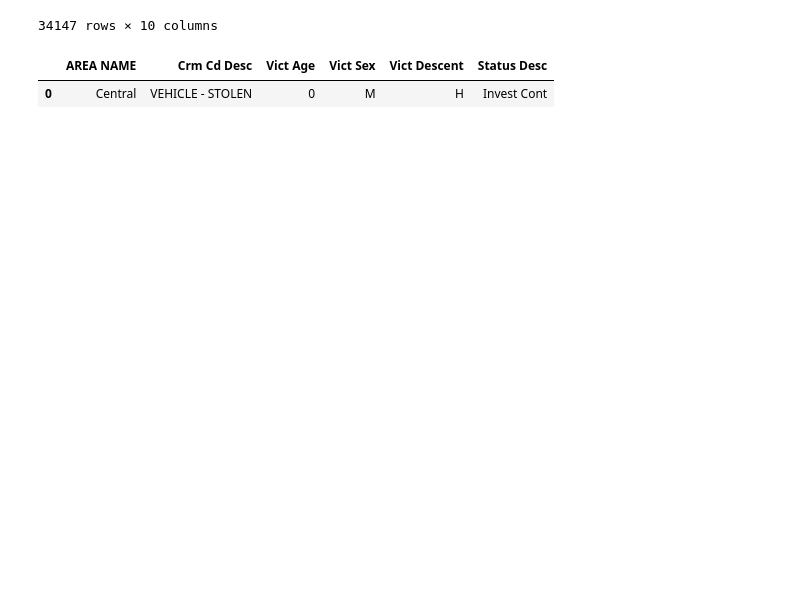
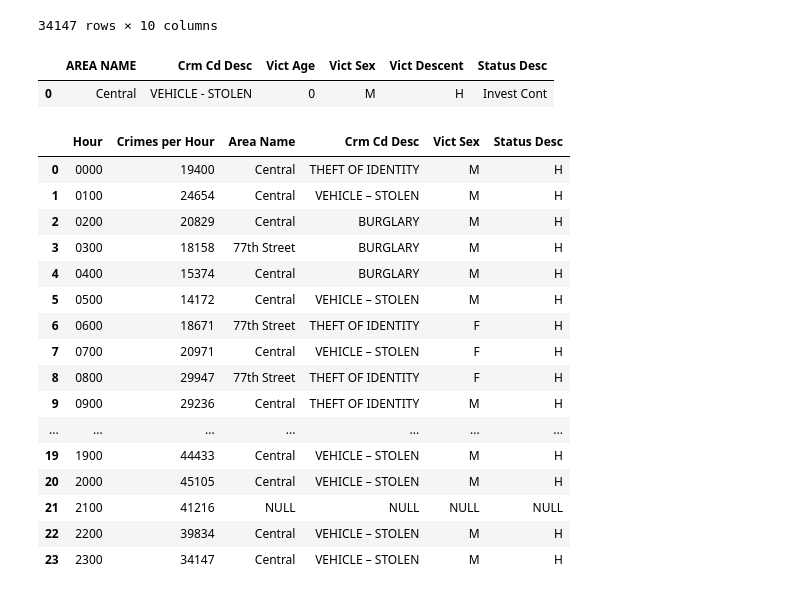
Before and after one commit to Cookees81/CityofAngels, a Jupyter notebook: Teresa/Teresa_Analysis.ipynb, the cells around one changed output. Drawn from its saved outputs; the diff is of its cells as text; code cells hidden in the pictures; blank space fills up the shorter version.

```diff
--- a/Teresa/Teresa_Analysis.ipynb
+++ b/Teresa/Teresa_Analysis.ipynb
@@ -748,10 +748,46 @@ twothree_summary
 |  | AREA NAME | Crm Cd Desc | Vict Age | Vict Sex | Vict Descent | Status Desc |
 | 0 | Central | VEHICLE - STOLEN | 0 | M | H | Invest Cont |
 # %%
-Hour = ['0000', '0100', '0200', '0300', '0400', '0500', '0600', '0700', '0800', '0900', '1000', '1100',
-        '1200', '1300', '1400', '1500', '1600', '1700', '1800', '1900', '2000', '2100', '2200', '2300']
-Crimes per Hour = [19400, 24654, 20829, 18158, 15374, 14172, 18671, 20971, 29947, 29236, 34732, 35179, 55054, 36641, 39516, 42293, 42628, 47097, 48165, 44433, 45105, 41216, 39834, 34147]
-Area Name = [Central, Central, Central, 77th Street, Central, Central, 77th Street, Central, 77th Street, Central, Central, Central, Pacific, Central, Central, Central, Central, Central, Central, Central, Central, NULL, Central, Central]
-Crm Cd Desc = [THEFT OF IDENTITY, VEHICLE – STOLEN, BURGLARY, BURGLARY, BURGLARY, VEHICLE – STOLEN, THEFT OF IDENTITY, VEHICLE – STOLEN, THEFT OF IDENTITY, THEFT OF IDENTITY, BATTERY – SIMPLE ASSAULT, BATTERY – SIMPLE ASSAULT, THEFT OF IDENTITY, BATTERY – SIMPLE ASSAULT, BATTERY – SIMPLE ASSAULT, BATTERY – SIMPLE ASSAULT, VEHICLE – STOLEN, VEHICLE – STOLEN, VEHICLE – STOLEN, VEHICLE – STOLEN, VEHICLE – STOLEN, NULL, VEHICLE – STOLEN, VEHICLE – STOLEN]
-Vict Sex = [M, M, M, M, M, M, F, F, F, M, M, M, F, M, M, M, M, M, M, M, M, NULL, M, M]
-Status Desc = [H, H, H, H, H, H, H, H, H, H, H, H, H, H, H, H, H, H, H, H, H, NULL, H, H]
+# data = {'col_1': [3, 2, 1, 0], 'col_2': ['a', 'b', 'c', 'd']}
+# pd.DataFrame.from_dict(data)
+#data for 2100 did not populate, see output "vntun_summary" above.
+done = {
+        'Hour' : ['0000', '0100', '0200', '0300', '0400', '0500', '0600', '0700', '0800', '0900', '1000', '1100',
+                '1200', '1300', '1400', '1500', '1600', '1700', '1800', '1900', '2000', '2100', '2200', '2300'],
+        'Crimes per Hour' : [19400, 24654, 20829, 18158, 15374, 14172, 18671, 20971, 29947, 29236, 34732, 35179,
+                            55054, 36641, 39516, 42293, 42628, 47097, 48165, 44433, 45105, 41216, 39834, 34147],
+        'Area Name' : ['Central', 'Central', 'Central', '77th Street', 'Central', 'Central', '77th Street', 'Central',
+                       '77th Street', 'Central', 'Central', 'Central', 'Pacific', 'Central', 'Central', 'Central',
+                       'Central', 'Central', 'Central', 'Central', 'Central', 'NULL', 'Central', 'Central'],
+        'Crm Cd Desc' : ['THEFT OF IDENTITY', 'VEHICLE – STOLEN', 'BURGLARY', 'BURGLARY', 'BURGLARY', 'VEHICLE – STOLEN',
+                         'THEFT OF IDENTITY', 'VEHICLE – STOLEN', 'THEFT OF IDENTITY', 'THEFT OF IDENTITY',
+                         'BATTERY – SIMPLE ASSAULT', 'BATTERY – SIMPLE ASSAULT', 'THEFT OF IDENTITY', 'BATTERY – SIMPLE ASSAULT',
+                         'BATTERY – SIMPLE ASSAULT', 'BATTERY – SIMPLE ASSAULT', 'VEHICLE – STOLEN', 'VEHICLE – STOLEN',
+                         'VEHICLE – STOLEN', 'VEHICLE – STOLEN', 'VEHICLE – STOLEN', 'NULL', 'VEHICLE – STOLEN',
+                         'VEHICLE – STOLEN'],
+        'Vict Sex' : ['M', 'M', 'M', 'M', 'M', 'M', 'F', 'F', 'F', 'M', 'M', 'M', 'F', 'M', 'M', 'M', 'M', 'M', 'M',
+                      'M', 'M', 'NULL', 'M', 'M'],
+        'Status Desc' : ['H', 'H', 'H', 'H', 'H', 'H', 'H', 'H', 'H', 'H', 'H', 'H', 'H', 'H', 'H', 'H', 'H', 'H', 'H',
+                         'H', 'H', 'NULL', 'H', 'H']
+}
+
+summary_time = pd.DataFrame(data=done)
+summary_time
+# %% [output]
+|  | Hour | Crimes per Hour | Area Name | Crm Cd Desc | Vict Sex | Status Desc |
+| 0 | 0000 | 19400 | Central | THEFT OF IDENTITY | M | H |
+| 1 | 0100 | 24654 | Central | VEHICLE – STOLEN | M | H |
+| 2 | 0200 | 20829 | Central | BURGLARY | M | H |
+| 3 | 0300 | 18158 | 77th Street | BURGLARY | M | H |
+| 4 | 0400 | 15374 | Central | BURGLARY | M | H |
+| 5 | 0500 | 14172 | Central | VEHICLE – STOLEN | M | H |
+| 6 | 0600 | 18671 | 77th Street | THEFT OF IDENTITY | F | H |
+| 7 | 0700 | 20971 | Central | VEHICLE – STOLEN | F | H |
+| 8 | 0800 | 29947 | 77th Street | THEFT OF IDENTITY | F | H |
+| 9 | 0900 | 29236 | Central | THEFT OF IDENTITY | M | H |
+| ... | ... | ... | ... | ... | ... | ... |
+| 19 | 1900 | 44433 | Central | VEHICLE – STOLEN | M | H |
+| 20 | 2000 | 45105 | Central | VEHICLE – STOLEN | M | H |
+| 21 | 2100 | 41216 | NULL | NULL | NULL | NULL |
+| 22 | 2200 | 39834 | Central | VEHICLE – STOLEN | M | H |
+| 23 | 2300 | 34147 | Central | VEHICLE – STOLEN | M | H |
```
Also changed, not shown: parts of 5 cells of this notebook, 1 other file.
